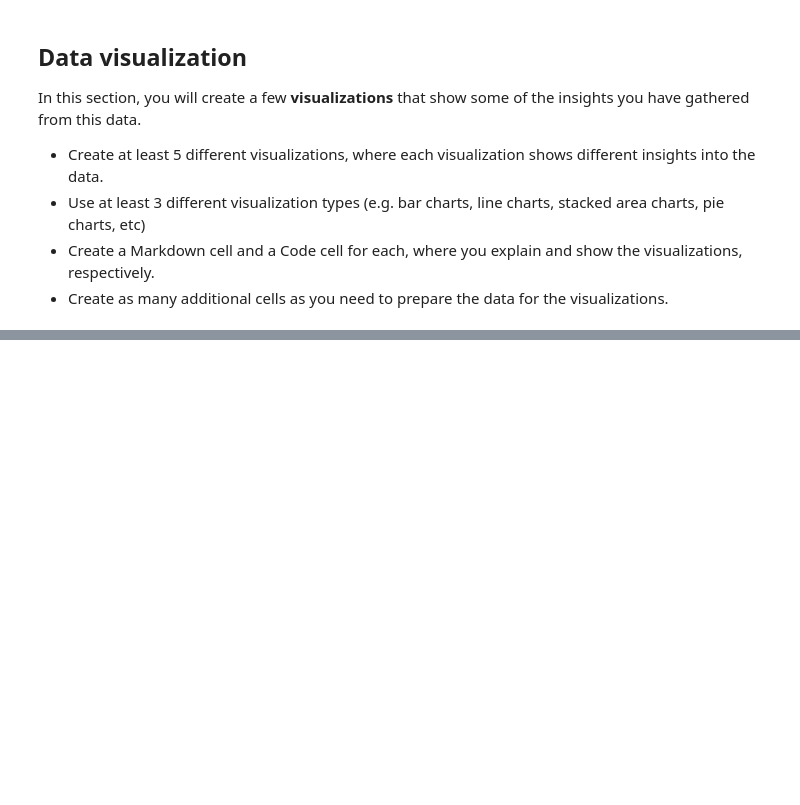
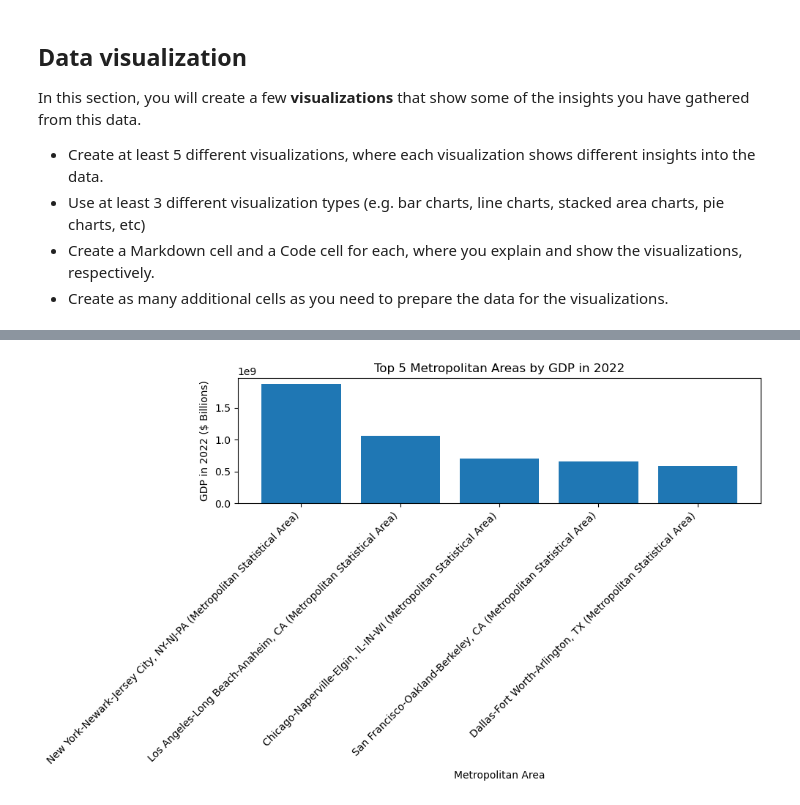
Before and after one commit to dbdesign-students-spring2024/8-pandas-exploration-VideoStorms, a Jupyter notebook: analysis.ipynb, the cells around one changed output, grey strips where cells are left out. Saved outputs shown, nothing was run; the diff lists cells and outputs as text; code cells hidden in the pictures; blank space fills up the shorter version.

```diff
--- a/analysis.ipynb
+++ b/analysis.ipynb
@@ -296,0 +303,16 @@ KeyError: 'United States (Metropolitan Portion)'
+# %%
+# 2. Bar Chart: Top 5 metropolitan areas by GDP in 2022
+
+top5_df = df.sort_values("2022", ascending=False).head(5)
+
+plt.figure(figsize=(10, 6))
+
+plt.bar(top5_df["GeoName"], top5_df["2022"])
+
+plt.xticks(rotation=45, ha='right')
+plt.xlabel("Metropolitan Area")
+plt.ylabel("GDP in 2022 ($ Billions)")
+plt.title("Top 5 Metropolitan Areas by GDP in 2022")
+plt.tight_layout()
+# %% [output]
+[figure, added]
```
Also changed, not shown: parts of 22 cells of this notebook, 1 other file.
